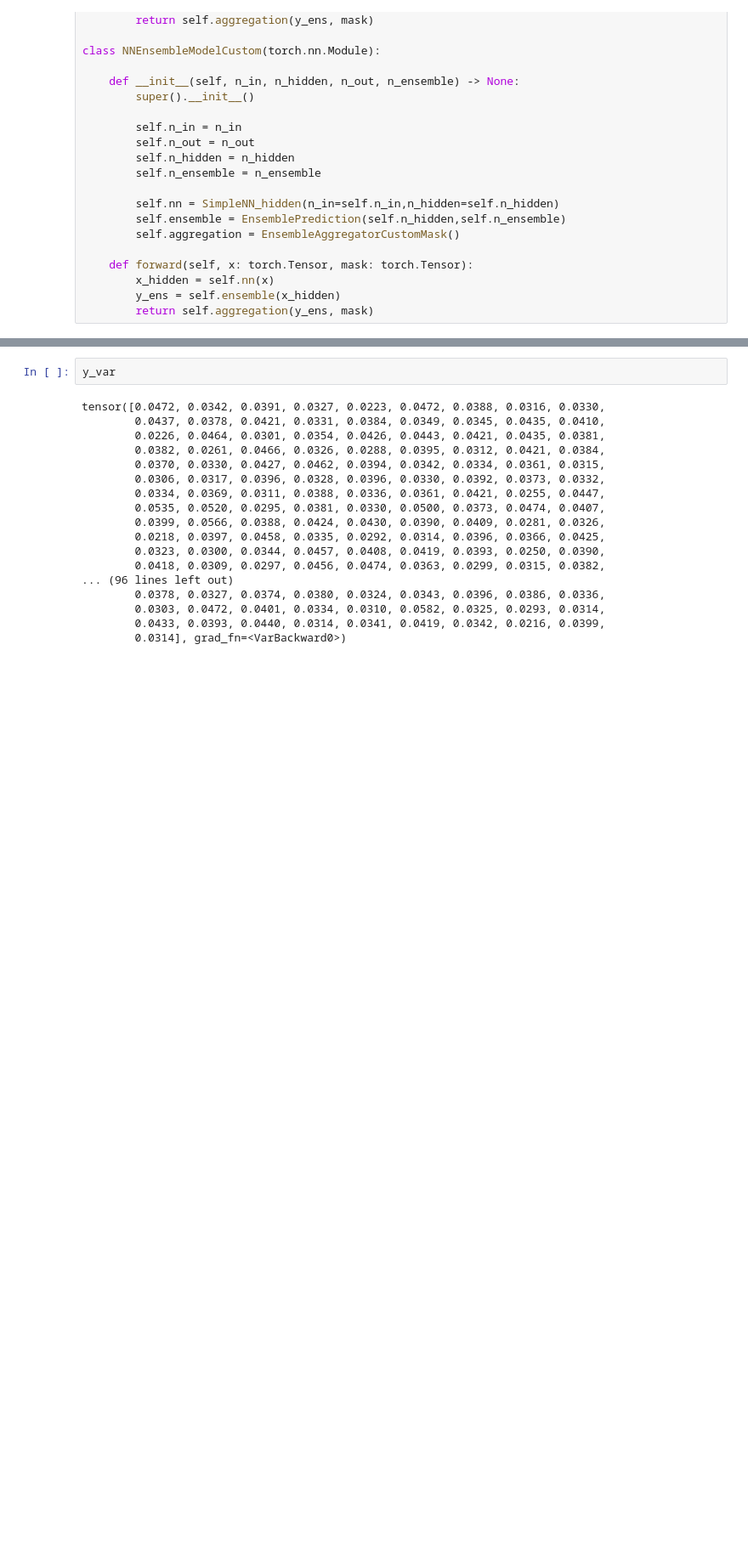
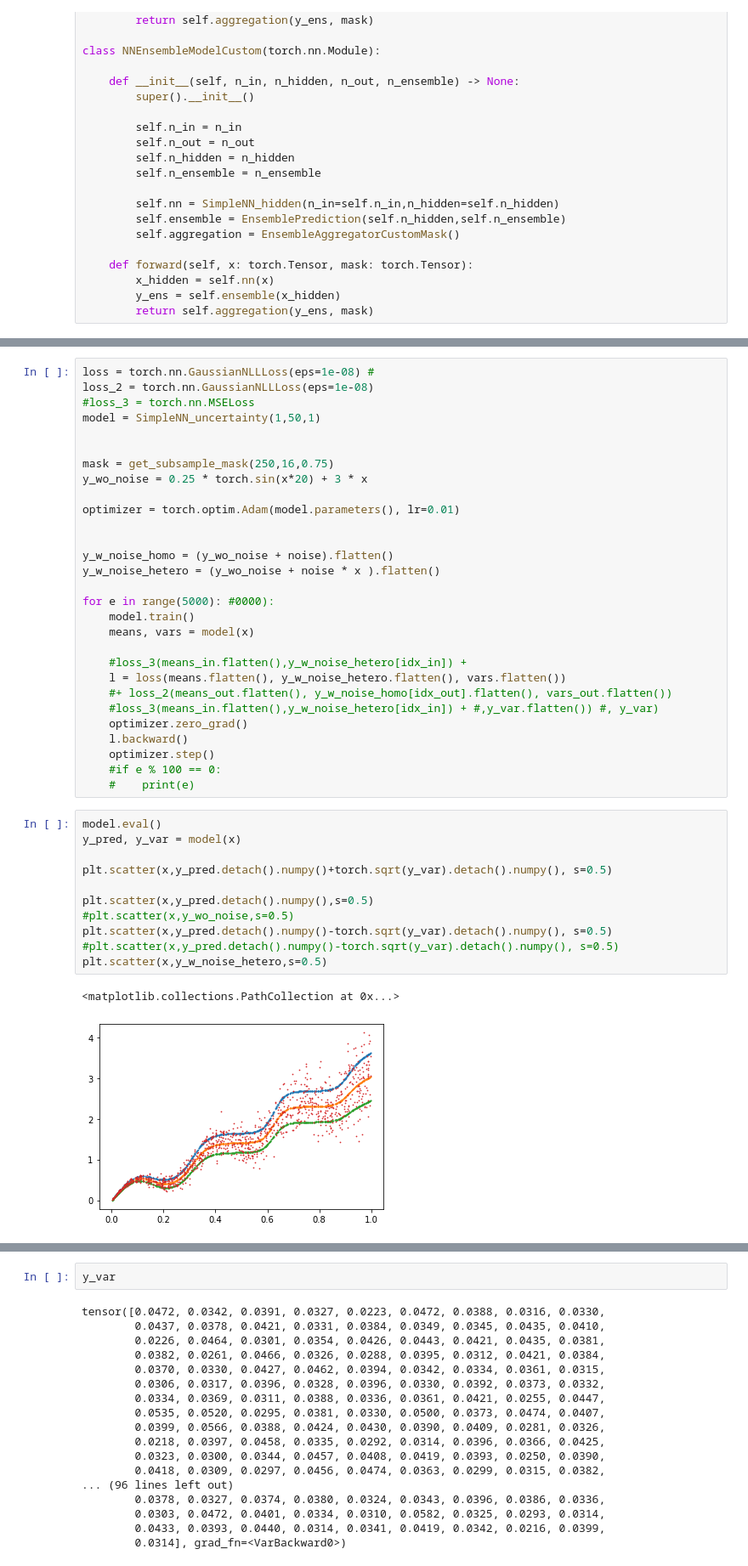
Before and after one commit to Luthaf/alchemical-learning, a Jupyter notebook: ensemble_losses.ipynb, the cells around one changed output, grey strips where cells are left out. Shown at 85% size. Drawn from its saved outputs; the diff is of its cells as text; blank space fills up the shorter version.

```diff
--- a/ensemble_losses.ipynb
+++ b/ensemble_losses.ipynb
@@ -518,0 +558,43 @@ plt.scatter(x,y_w_noise_homo,s=0.5)
+# %%
+loss = torch.nn.GaussianNLLLoss(eps=1e-08) #
+loss_2 = torch.nn.GaussianNLLLoss(eps=1e-08)
+#loss_3 = torch.nn.MSELoss
+model = SimpleNN_uncertainty(1,50,1)
+
+
+mask = get_subsample_mask(250,16,0.75)
+y_wo_noise = 0.25 * torch.sin(x*20) + 3 * x
+
+optimizer = torch.optim.Adam(model.parameters(), lr=0.01)
+
+
+y_w_noise_homo = (y_wo_noise + noise).flatten()
+y_w_noise_hetero = (y_wo_noise + noise * x ).flatten()
+
+for e in range(5000): #0000):
+    model.train()
+    means, vars = model(x)
+
+    #loss_3(means_in.flatten(),y_w_noise_hetero[idx_in]) +
+    l = loss(means.flatten(), y_w_noise_hetero.flatten(), vars.flatten())
+    #+ loss_2(means_out.flatten(), y_w_noise_homo[idx_out].flatten(), vars_out.flatten())
+    #loss_3(means_in.flatten(),y_w_noise_hetero[idx_in]) + #,y_var.flatten()) #, y_var)
+    optimizer.zero_grad()
+    l.backward()
+    optimizer.step()
+    #if e % 100 == 0:
+    #    print(e)
+# %%
+model.eval()
+y_pred, y_var = model(x)
+
+plt.scatter(x,y_pred.detach().numpy()+torch.sqrt(y_var).detach().numpy(), s=0.5)
+
+plt.scatter(x,y_pred.detach().numpy(),s=0.5)
+#plt.scatter(x,y_wo_noise,s=0.5)
+plt.scatter(x,y_pred.detach().numpy()-torch.sqrt(y_var).detach().numpy(), s=0.5)
+#plt.scatter(x,y_pred.detach().numpy()-torch.sqrt(y_var).detach().numpy(), s=0.5)
+plt.scatter(x,y_w_noise_hetero,s=0.5)
+# %% [output]
+<matplotlib.collections.PathCollection at 0x...>
+[figure, added]
```
Also changed, not shown: parts of 9 cells of this notebook.
